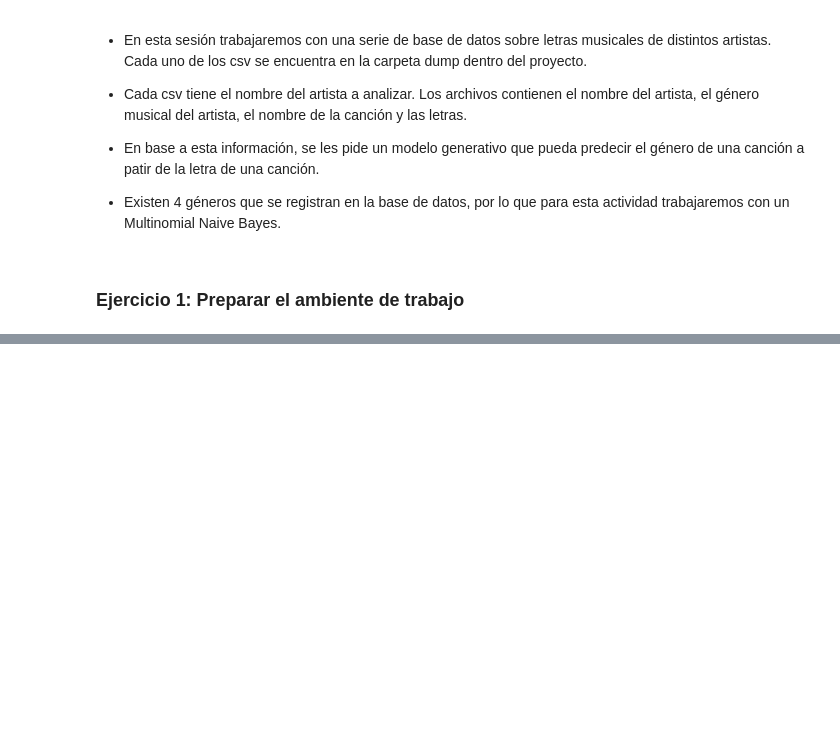
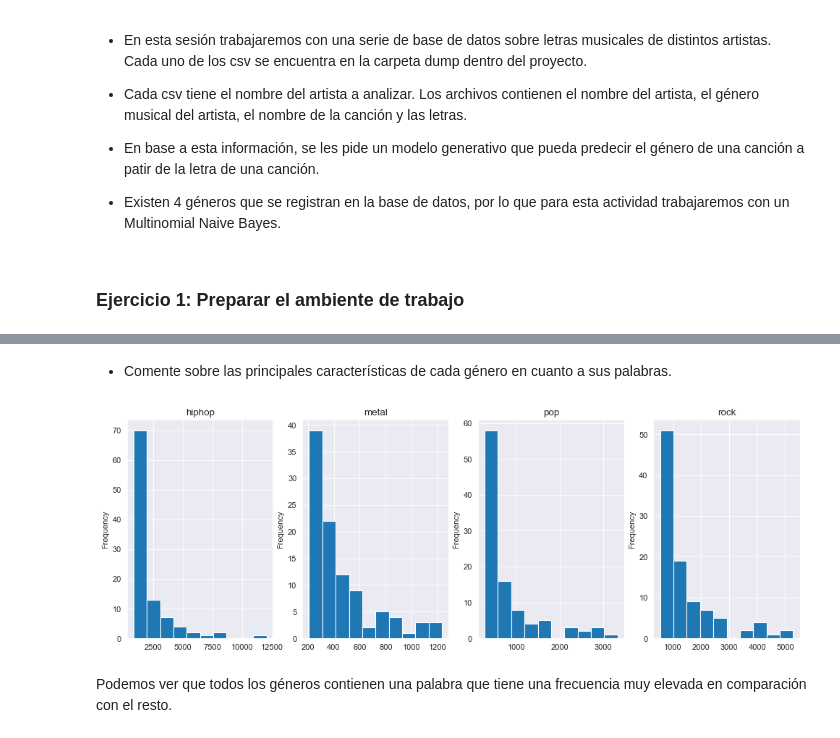
Before and after one commit to lporras/data-science-desafio, a Jupyter notebook: 3-modulo-machine-learning/sesion-03/Desafío 3 - Naive Bayes.ipynb, the cells around one changed output, grey strips where cells are left out. Saved outputs shown, nothing was run; the diff lists cells and outputs as text; code cells hidden in the pictures; blank space fills up the shorter version.

```diff
--- a/3-modulo-machine-learning/sesion-03/Desafío 3 - Naive Bayes.ipynb
+++ b/3-modulo-machine-learning/sesion-03/Desafío 3 - Naive Bayes.ipynb
@@ -29,0 +118,14 @@ Luis Porras
+# %%
+from sklearn.feature_extraction.text import CountVectorizer
+
+def most_frequent_words(df):
+    # inicializamos el CountVectorizer
+    count_vectorizer = CountVectorizer(stop_words='english')
+    # Implementamos los pasos fit y transform
+    lyrics_count = count_vectorizer.fit_transform(df['lyrics'])
+    # Extraemos tokens (palabras)
+    words = count_vectorizer.get_feature_names()
+    # extraemos frecuencia
+    words_freq = lyrics_count.toarray().sum(axis=0)
+    # devolvemos las 100 palabras más frecuentes
+    return pd.DataFrame({ 'freq': words_freq }, index=words).sort_values(by='freq', ascending=False)[:100]
@@ -29,0 +153,14 @@ Luis Porras
+# %% [markdown]
+* Comente sobre las principales características de cada género en cuanto a sus palabras.
+# %%
+fig, ax = plt.subplots(ncols=4, figsize=(15,5))
+n = 0
+
+for name, group in df.groupby(by='genre'):
+    most_frequent_words(group)['freq'].plot.hist(ax=ax[n])
+    ax[n].set_title(name)
+    n += 1
+# %% [output]
+[figure, added]
+# %% [markdown]
+Podemos ver que todos los géneros contienen una palabra que tiene una frecuencia muy elevada en comparación con el resto.
```
Also changed, not shown: parts of 23 cells of this notebook, 1 other file.
